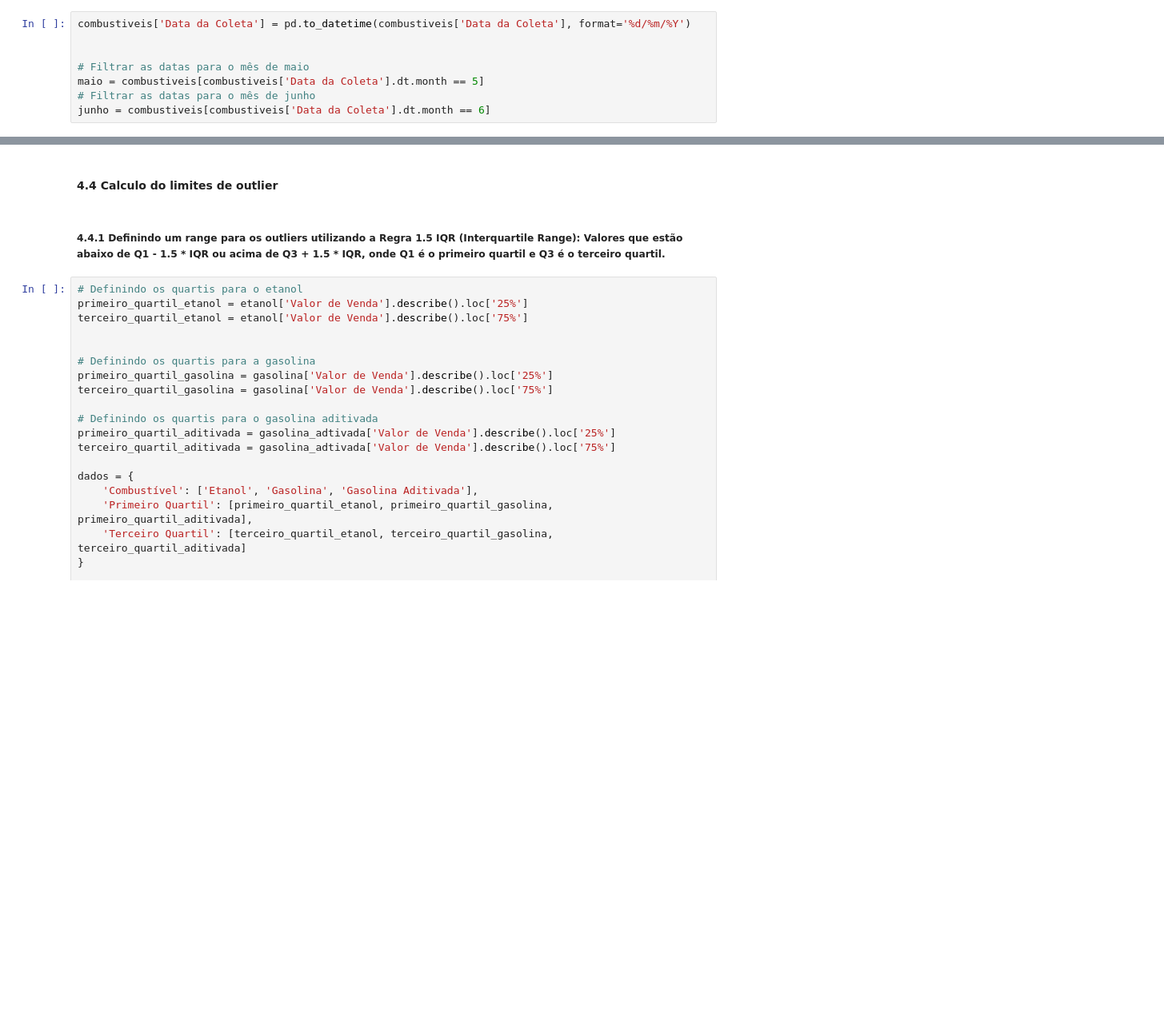
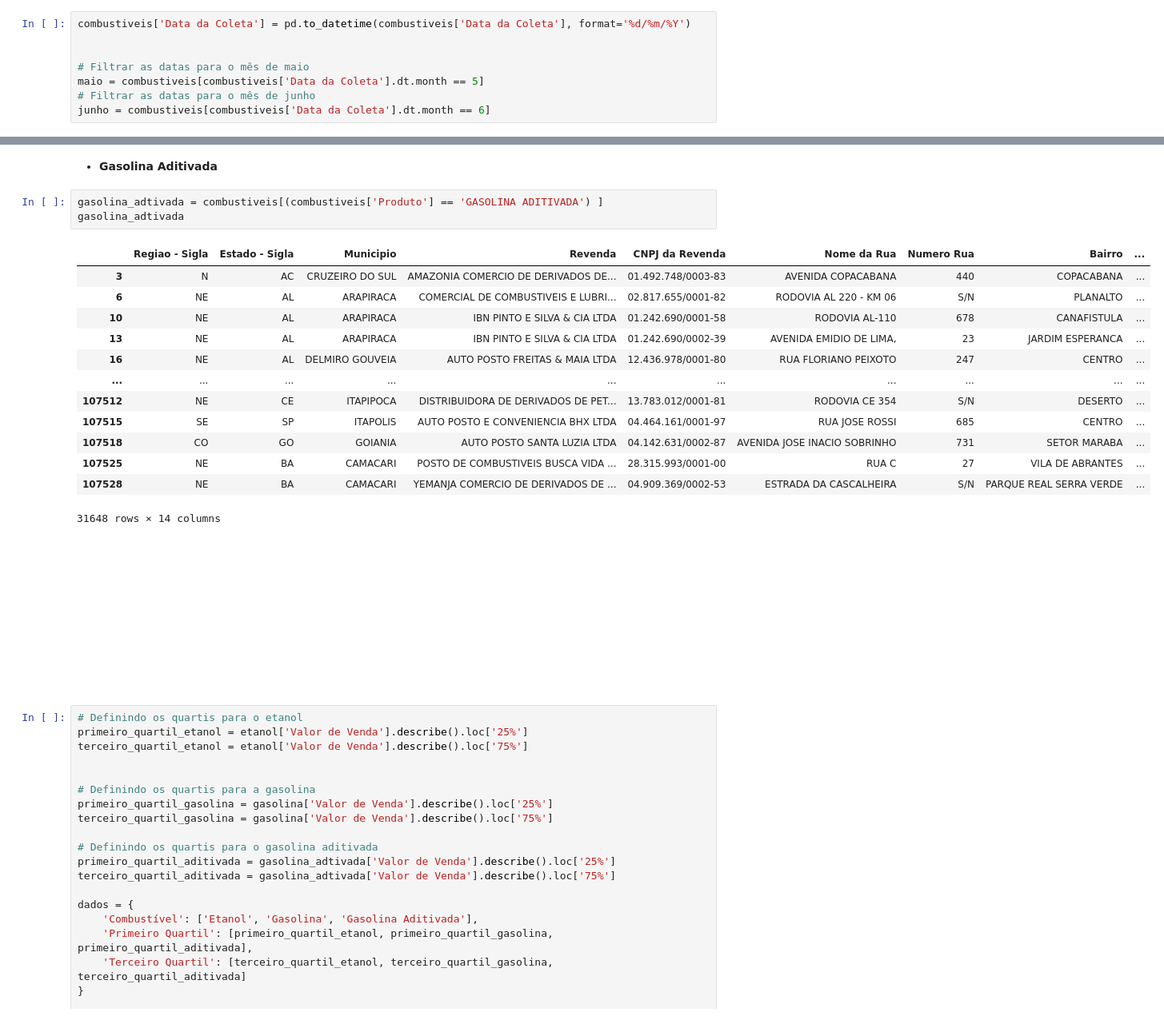
Before and after one commit to gideoni-santos/projeto-squad5-m4, a Jupyter notebook: Analise_combustiveis.ipynb, the cells around one changed output, grey strips where cells are left out. Shown at 80% size. Drawn from its saved outputs; the diff is of its cells as text; blank space fills up the shorter version.

```diff
--- a/Analise_combustiveis.ipynb
+++ b/Analise_combustiveis.ipynb
@@ -166,8 +195,27 @@ etanol['Valor de Venda'].quantile(.99)
+# %% [markdown]
+- **Gasolina Aditivada**
+# %%
+gasolina_adtivada = combustiveis[(combustiveis['Produto'] == 'GASOLINA ADITIVADA') ]
+gasolina_adtivada
+# %% [output]
+|  | Regiao - Sigla | Estado - Sigla | Municipio | Revenda | CNPJ da Revenda | Nome da Rua | Numero Rua | Bairro | ... |
+| 3 | N | AC | CRUZEIRO DO SUL | AMAZONIA COMERCIO DE DERIVADOS DE... | 01.492.748/0003-83 | AVENIDA COPACABANA | 440 | COPACABANA | ... |
+| 6 | NE | AL | ARAPIRACA | COMERCIAL DE COMBUSTIVEIS E LUBRI... | 02.817.655/0001-82 | RODOVIA AL 220 - KM 06 | S/N | PLANALTO | ... |
+| 10 | NE | AL | ARAPIRACA | IBN PINTO E SILVA & CIA LTDA | 01.242.690/0001-58 | RODOVIA AL-110 | 678 | CANAFISTULA | ... |
+| 13 | NE | AL | ARAPIRACA | IBN PINTO E SILVA & CIA LTDA | 01.242.690/0002-39 | AVENIDA EMIDIO DE LIMA, | 23 | JARDIM ESPERANCA | ... |
+| 16 | NE | AL | DELMIRO GOUVEIA | AUTO POSTO FREITAS & MAIA LTDA | 12.436.978/0001-80 | RUA FLORIANO PEIXOTO | 247 | CENTRO | ... |
+| ... | ... | ... | ... | ... | ... | ... | ... | ... | ... |
+| 107512 | NE | CE | ITAPIPOCA | DISTRIBUIDORA DE DERIVADOS DE PET... | 13.783.012/0001-81 | RODOVIA CE 354 | S/N | DESERTO | ... |
+| 107515 | SE | SP | ITAPOLIS | AUTO POSTO E CONVENIENCIA BHX LTDA | 04.464.161/0001-97 | RUA JOSE ROSSI | 685 | CENTRO | ... |
+| 107518 | CO | GO | GOIANIA | AUTO POSTO SANTA LUZIA LTDA | 04.142.631/0002-87 | AVENIDA JOSE INACIO SOBRINHO | 731 | SETOR MARABA | ... |
+| 107525 | NE | BA | CAMACARI | POSTO DE COMBUSTIVEIS BUSCA VIDA ... | 28.315.993/0001-00 | RUA C | 27 | VILA DE ABRANTES | ... |
+| 107528 | NE | BA | CAMACARI | YEMANJA COMERCIO DE DERIVADOS DE ... | 04.909.369/0002-53 | ESTRADA DA CASCALHEIRA | S/N | PARQUE REAL SERRA VERDE | ... |
+31648 rows × 14 columns
 # %% [markdown]
 
-#### 4.4 Calculo do limites de outlier
+### <font color ='white' size=5>**3.4 Calculo do limites de outlier**</font>
 # %% [markdown]
-##### 4.4.1 Definindo um range para os outliers utilizando a Regra 1.5 IQR (Interquartile Range): Valores que estão abaixo de Q1 - 1.5 * IQR ou acima de Q3 + 1.5 * IQR, onde Q1 é o primeiro quartil e Q3 é o terceiro quartil.
+#### <font color ='white' size=5>**3.4.1 Definindo um range para os outliers utilizando a Regra 1.5 IQR (Interquartile Range): Valores que estão abaixo de Q1 - 1.5 * IQR ou acima de Q3 + 1.5 * IQR, onde Q1 é o primeiro quartil e Q3 é o terceiro quartil.**</font>
 # %%
 # Definindo os quartis para o etanol
 primeiro_quartil_etanol = etanol['Valor de Venda'].describe().loc['25%']
```
Also changed, not shown: parts of 63 cells of this notebook.
